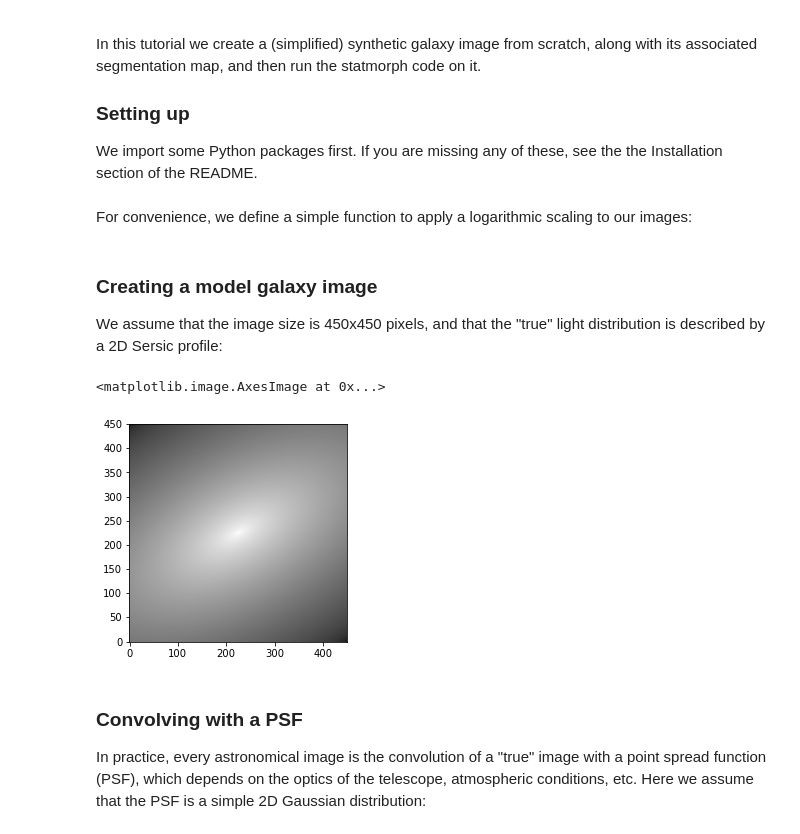
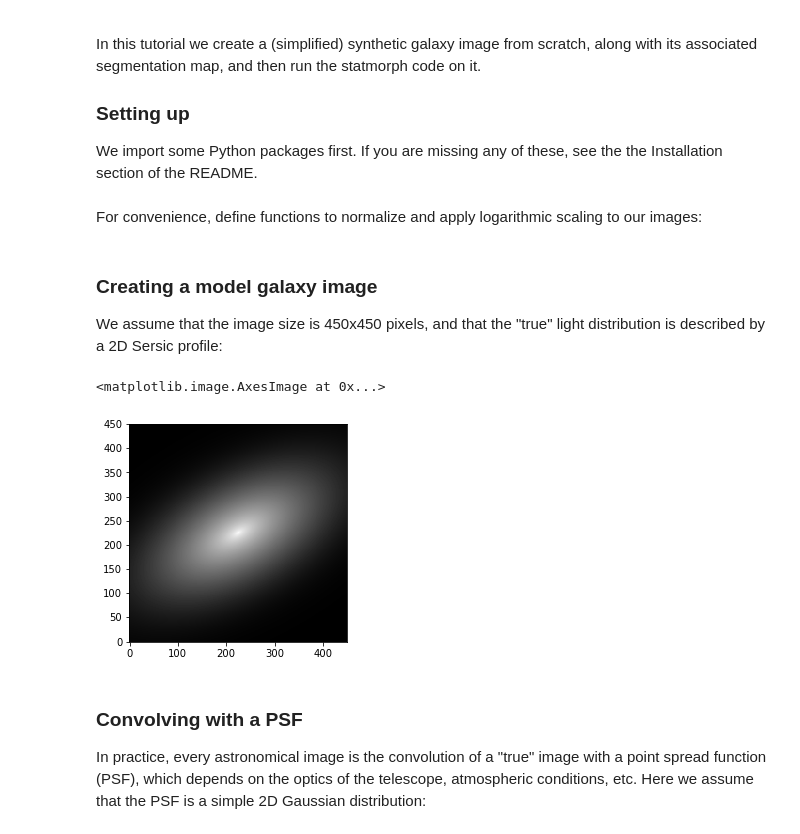
Before and after one commit to vrodgom/statmorph, a Jupyter notebook: notebooks/tutorial.ipynb, the cells around one changed output. Drawn from its saved outputs; the diff is of its cells as text; code cells hidden in the pictures.

```diff
--- a/notebooks/tutorial.ipynb
+++ b/notebooks/tutorial.ipynb
@@ -16,14 +17,13 @@ import time
 import statmorph
 %matplotlib inline
 # %% [markdown]
-For convenience, we define a simple function to apply a logarithmic scaling to our images:
+For convenience, define functions to normalize and apply logarithmic scaling to our images:
 # %%
-def log_scaling(image):
-    retval = np.zeros_like(image)
+log_stretch = LogStretch(a=10000.0)
+
+def normalize(image):
     m, M = np.min(image), np.max(image)
-    locs = image > m
-    retval[locs] = np.log10(image[locs]-m) / np.log10(M-m)
-    return retval
+    return (image-m) / (M-m)
 # %% [markdown]
 ### Creating a model galaxy image
 
@@ -31,13 +31,13 @@ We assume that the image size is 450x450 pixels, and that the "true" light distr
 # %%
 ny, nx = 450, 450
 y, x = np.mgrid[0:ny, 0:nx]
 sersic_model = models.Sersic2D(amplitude=1, r_eff=45, n=1.5, x_0=nx/2, y_0=ny/2,
                                ellip=0.5, theta=0.5)
 image = sersic_model(x, y)
-plt.imshow(log_scaling(image), origin='lower', cmap='gray')
+plt.imshow(log_stretch(normalize(image)), origin='lower', cmap='gray')
 # %% [output]
 <matplotlib.image.AxesImage at 0x...>
-[figure, old version]
+[figure, new version]
 # %% [markdown]
 ### Convolving with a PSF
 
```
Also changed, not shown: parts of 15 cells of this notebook, 2 other files.
